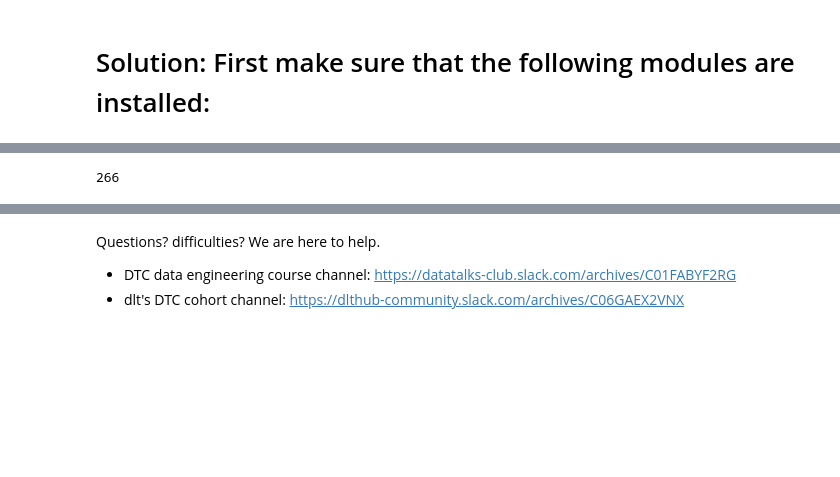
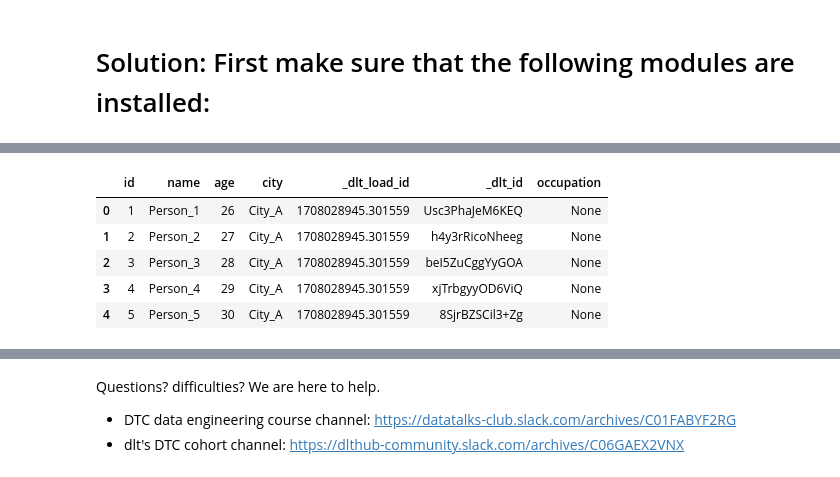
Before and after one commit to jhontd03/DE-ZoomCamp, a Jupyter notebook: Homeworks/worshop_1/Worshop_1_Homework_Data_extraction_and_ingestion.ipynb, the cells around one changed output, grey strips where cells are left out. Drawn from its saved outputs; the diff is of its cells as text; code cells hidden in the pictures; blank space fills up the shorter version.

```diff
--- a/Homeworks/worshop_1/Worshop_1_Homework_Data_extraction_and_ingestion.ipynb
+++ b/Homeworks/worshop_1/Worshop_1_Homework_Data_extraction_and_ingestion.ipynb
@@ -140,17 +180,14 @@ Question: **Calculate the sum of ages of all the people loaded as described abov
+# %%
+persons = conn.sql("SELECT * FROM persons").df()
+display(persons)
+# %% [output]
+|  | id | name | age | city | _dlt_load_id | _dlt_id | occupation |
+| 0 | 1 | Person_1 | 26 | City_A | 1708028945.301559 | Usc3PhaJeM6KEQ | None |
+| 1 | 2 | Person_2 | 27 | City_A | 1708028945.301559 | h4y3rRicoNheeg | None |
+| 2 | 3 | Person_3 | 28 | City_A | 1708028945.301559 | beI5ZuCggYyGOA | None |
+| 3 | 4 | Person_4 | 29 | City_A | 1708028945.301559 | xjTrbgyyOD6ViQ | None |
+| 4 | 5 | Person_5 | 30 | City_A | 1708028945.301559 | 8SjrBZSCil3+Zg | None |
 # %%
-def people_1():
-    for i in range(1, 6):
-        yield {"ID": i, "Name": f"Person_{i}", "Age": 25 + i, "City": "City_A"}
-
 def people_2():
     for i in range(3, 9):
         yield {"ID": i, "Name": f"Person_{i}", "Age": 30 + i, "City": "City_B", "Occupation": f"Job_{i}"}
-
-people_dict = {person['ID']: person for person in people_1()}
-for person in people_2():
-    people_dict[person['ID']] = person
-
-sum_ages_merged = sum(person['Age'] for person in people_dict.values())
-print(sum_ages_merged)
-# %% [output]
-266
```
Also changed, not shown: parts of 8 cells of this notebook.
